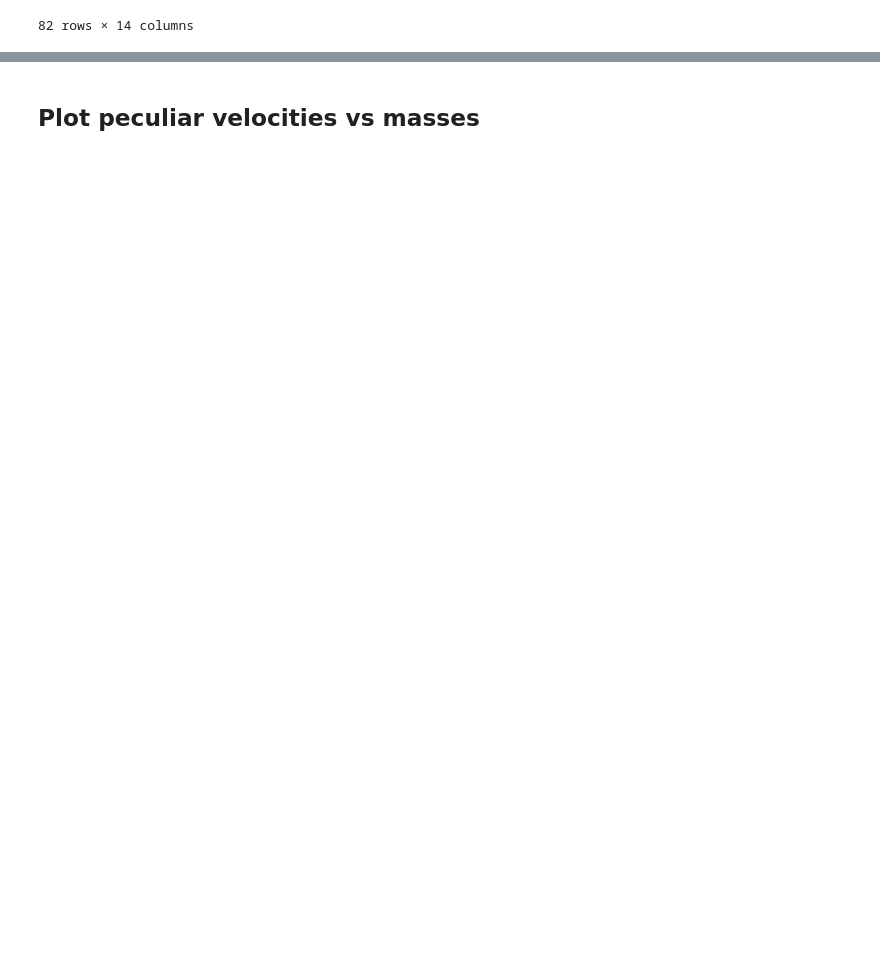
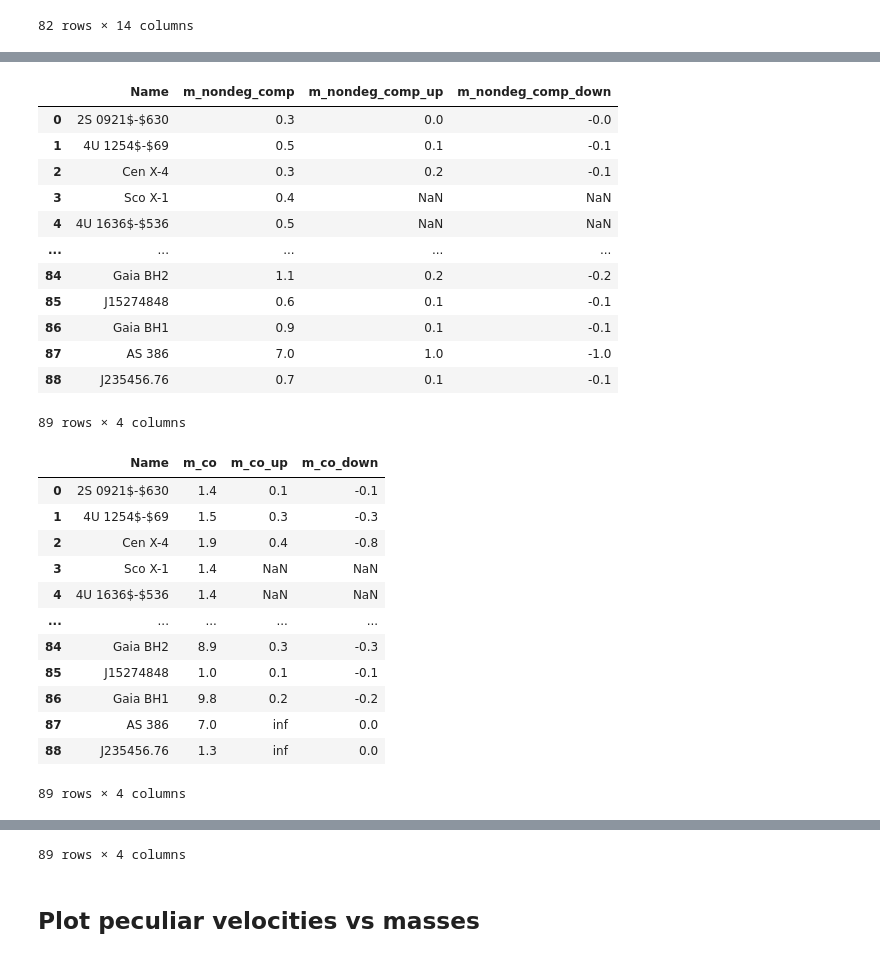
Before and after one commit to farr/AlsingNSMassReplication, a Jupyter notebook: ReadObserved.ipynb, the cells around one changed output, grey strips where cells are left out. Cells and saved outputs as stored; diff of their text form; code cells hidden in the pictures; blank space fills up the shorter version.

```diff
--- a/ReadObserved.ipynb
+++ b/ReadObserved.ipynb
@@ -83,16 +18,29 @@ You2024_2 = Table.read('data/You_NSmass_2024_DataTable1.tex', format='ascii.late
 # display(You2024_2)
 # %%
 def value_and_errorbar_from_parenthesis(vstr):
+    """
+    Extracts the value and error from a string formatted as 'value(error)'.
+    Parameters:
+    vstr (str): A string containing a value and its error in parentheses, e.g., '1.23(4)'.
+    Returns:
+    tuple: A tuple containing the value (float) and the error (float).
+    """
+    # Split the input string into value and error parts and Remove the closing parenthesis from the error part
     v, err = vstr.split('(')
-    err = err[:-1] # Strip the ')'
+    err = err[:-1]
 
+    # Determine the number of digits past the decimal point in the value
     digits_past_decimal = len(v.split('.')[-1])
 
+    # Convert the value and unscaled error to floats
     v = float(v)
     e_unscaled = float(err)
+
+    # Scale the error based on the number of digits past the decimal point
     e = e_unscaled * 10**(-digits_past_decimal)
 
     return v, e
+
 
 def clean_column_with_parenthesis_uncertainty(table, col_name, value_name, err_name):
     """Create columns holding values and uncertainty as floats from a "X.XXX(YY)" string column.
@@ -201,0 +224,63 @@ display(Zhao_2023_Table3_clean)
+# %%
+# display(Zhao_2023_Table3a)
+
+# Clean the two Zhao tables
+for table in [Zhao_2023_Table3a, Zhao_2023_Table3b]:
+    table = Zhao_2023_Table3a
+    # Parameters to clean
+    # (6) Potential peculiar velocity at birth
+    table = clean_column_super_sup_errors(table, '$\pkv$', 'v_p_birth', 'v_p_birth_up' , 'v_p_birth_down')
+
+    # (7) Compact object mass.
+    table = clean_column_super_sup_errors(table, '$\mcomp$', 'm_co', 'm_co_up' , 'm_co_down')
+
+    # (8) Mass of non-degenerate companion
+    table = clean_column_super_sup_errors(table, '$\mnoncomp$', 'm_nondeg_comp', 'm_nondeg_comp_up' , 'm_nondeg_comp_down')
+
+    # (9) Orbital period.
+    table = clean_column_super_sup_errors(table, '$\porb$', 'P_orb', 'P_orb_up' , 'P_orb_down')
+
+
+# Now combine yoour cleaned table 3a and 3b
+Zhao_2023 = pd.concat([Zhao_2023_Table3a, Zhao_2023_Table3b], axis=0, ignore_index=True)
+
+# display(Zhao_2023)
+
+display(Zhao_2023[['Name', 'm_nondeg_comp', 'm_nondeg_comp_up' , 'm_nondeg_comp_down']])
+display(Zhao_2023[['Name', 'm_co', 'm_co_up' , 'm_co_down']])
+display(Zhao_2023[['Name', 'v_p_birth', 'v_p_birth_up' , 'v_p_birth_down']])
+
+# NS BH compact object flag:
+"""_Classes: (NS)BH−(H)LMXB: (NS) BH (high)
+LM XRB; (NS)BH−(H)LMNI: NI NS (BH).
+Binary with a (high) LM companions; (H)LM-PSR: binary pulsar with a (high) LM companion.
+"""
+Zhao_2023['NS_flag'] = Zhao_2023['Class'].str.contains('NS')
+Zhao_2023['BH_flag'] = Zhao_2023['Class'].str.contains('BH')
+# %% [output]
+|  | Name | m_nondeg_comp | m_nondeg_comp_up | m_nondeg_comp_down |
+| 0 | 2S 0921$-$630 | 0.3 | 0.0 | -0.0 |
+| 1 | 4U 1254$-$69 | 0.5 | 0.1 | -0.1 |
+| 2 | Cen X-4 | 0.3 | 0.2 | -0.1 |
+| 3 | Sco X-1 | 0.4 | NaN | NaN |
+| 4 | 4U 1636$-$536 | 0.5 | NaN | NaN |
+| ... | ... | ... | ... | ... |
+| 84 | Gaia BH2 | 1.1 | 0.2 | -0.2 |
+| 85 | J15274848 | 0.6 | 0.1 | -0.1 |
+| 86 | Gaia BH1 | 0.9 | 0.1 | -0.1 |
+| 87 | AS 386 | 7.0 | 1.0 | -1.0 |
+| 88 | J235456.76 | 0.7 | 0.1 | -0.1 |
+89 rows × 4 columns
+|  | Name | m_co | m_co_up | m_co_down |
+| 0 | 2S 0921$-$630 | 1.4 | 0.1 | -0.1 |
+| 1 | 4U 1254$-$69 | 1.5 | 0.3 | -0.3 |
+| 2 | Cen X-4 | 1.9 | 0.4 | -0.8 |
+| 3 | Sco X-1 | 1.4 | NaN | NaN |
+| 4 | 4U 1636$-$536 | 1.4 | NaN | NaN |
+| ... | ... | ... | ... | ... |
+| 84 | Gaia BH2 | 8.9 | 0.3 | -0.3 |
+| 85 | J15274848 | 1.0 | 0.1 | -0.1 |
+| 86 | Gaia BH1 | 9.8 | 0.2 | -0.2 |
+| 87 | AS 386 | 7.0 | inf | 0.0 |
+| 88 | J235456.76 | 1.3 | inf | 0.0 |
+89 rows × 4 columns
@@ -202,2 +299,3 @@ display(Zhao_2023_Table3_clean)
+89 rows × 4 columns
 # %% [markdown]
 ## Plot peculiar velocities vs masses
```
Also changed, not shown: parts of 15 cells of this notebook.
